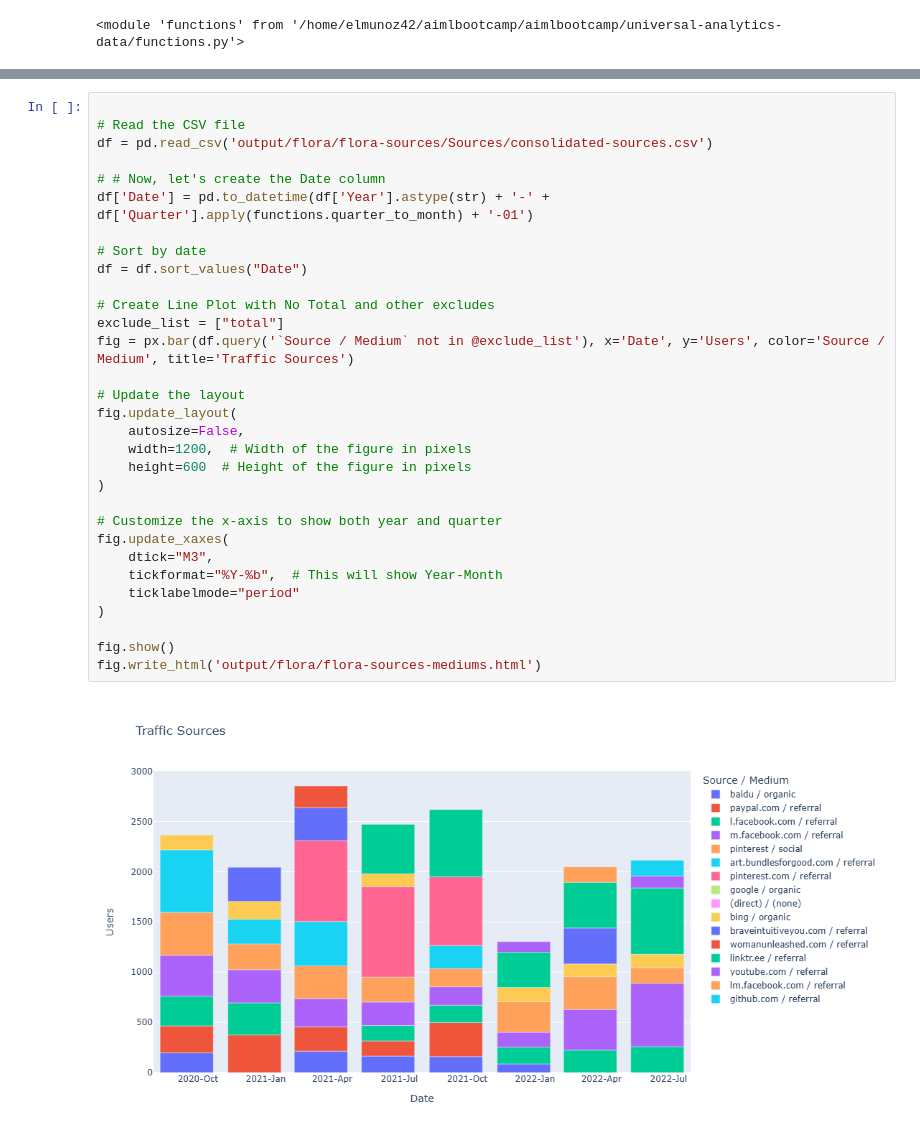
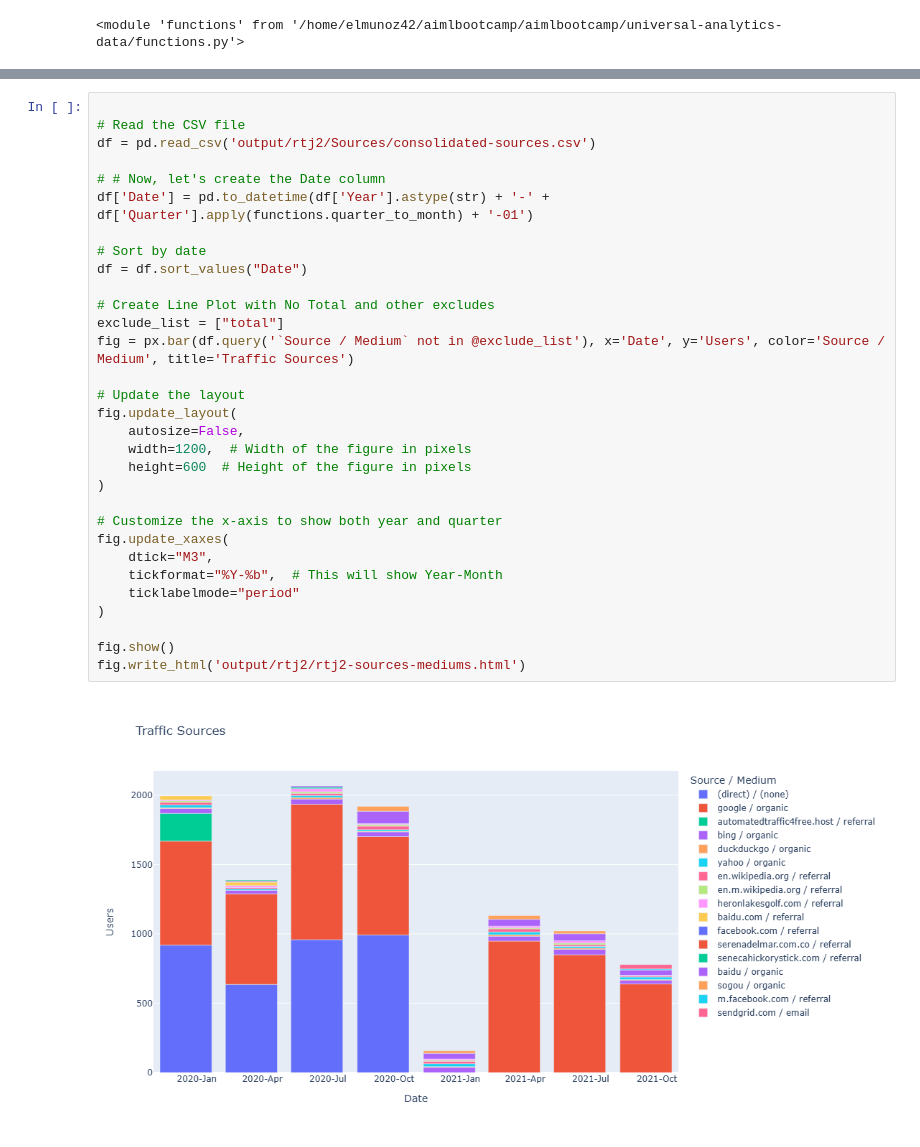
Before and after one commit to elmunoz42/universal-analytics-jupyter-notebook, a Jupyter notebook: UA-data-consolidation-and-analysis.ipynb, the cells around one changed output, grey strips where cells are left out. Saved outputs shown, nothing was run; the diff lists cells and outputs as text.

```diff
--- a/UA-data-consolidation-and-analysis.ipynb
+++ b/UA-data-consolidation-and-analysis.ipynb
@@ -120,35 +120,35 @@ dtype: object
 # %%
 
 # Read the CSV file
-df = pd.read_csv('output/flora/flora-sources/Sources/consolidated-sources.csv')
+df = pd.read_csv('output/rtj2/Sources/consolidated-sources.csv')
 
 # # Now, let's create the Date column
 df['Date'] = pd.to_datetime(df['Year'].astype(str) + '-' + df['Quarter'].apply(functions.quarter_to_month) + '-01')
 
 # Sort by date
 df = df.sort_values("Date")
 
 # Create Line Plot with No Total and other excludes
 exclude_list = ["total"]
 fig = px.bar(df.query('`Source / Medium` not in @exclude_list'), x='Date', y='Users', color='Source / Medium', title='Traffic Sources')
 
 # Update the layout
 fig.update_layout(
     autosize=False,
     width=1200,  # Width of the figure in pixels
     height=600  # Height of the figure in pixels
 )
 
 # Customize the x-axis to show both year and quarter
 fig.update_xaxes(
     dtick="M3",
     tickformat="%Y-%b",  # This will show Year-Month
     ticklabelmode="period"
 )
 
 fig.show()
-fig.write_html('output/flora/flora-sources-mediums.html')
+fig.write_html('output/rtj2/rtj2-sources-mediums.html')
 # %% [output]
-[figure, old version]
+[figure, new version]
 # %%
 # Convert 'Date' from date time to date type
```
Also changed, not shown: parts of 10 cells of this notebook, 2 other files.
